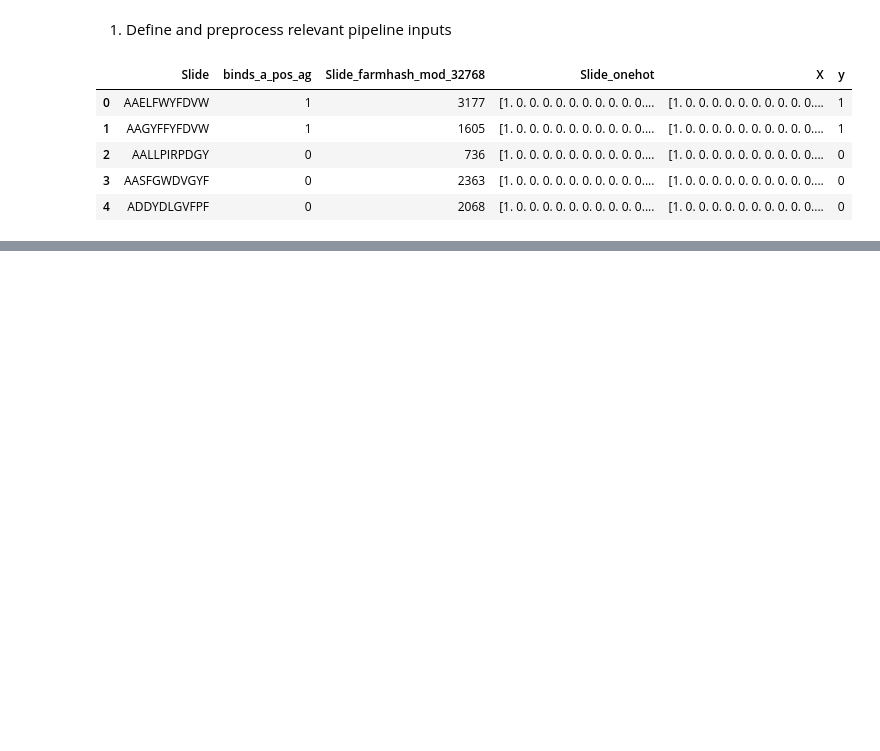
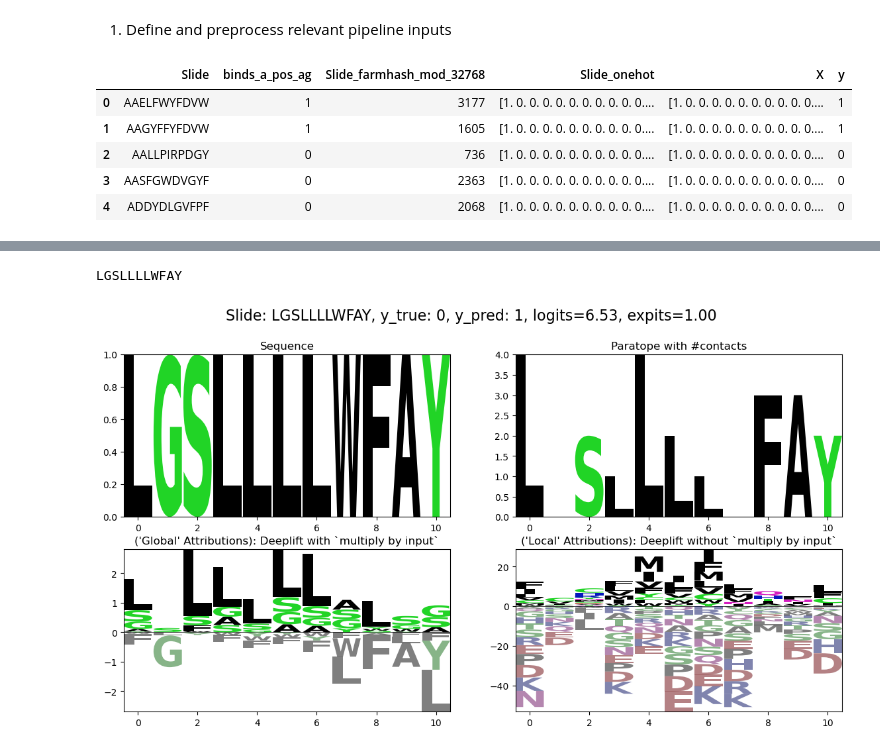
Before and after one commit to csi-greifflab/negative-class-optimization, a Jupyter notebook: notebooks/07b_Interpretability_pipeline_dev.ipynb, the cells around one changed output, grey strips where cells are left out. Saved outputs shown, nothing was run; the diff lists cells and outputs as text; code cells hidden in the pictures; blank space fills up the shorter version.

```diff
--- a/notebooks/07b_Interpretability_pipeline_dev.ipynb
+++ b/notebooks/07b_Interpretability_pipeline_dev.ipynb
@@ -274,0 +328,5 @@ array([[-0.        ,  0.        ,  0.        ,  0.        , -0.        ,
+# %%
+plot_attribution_report_by_index(24, df_sel_1, df_sel_2)
+# %% [output]
+LGSLLLLWFAY
+[figure, added]
```
Also changed, not shown: parts of 26 cells of this notebook, 7 other files.
